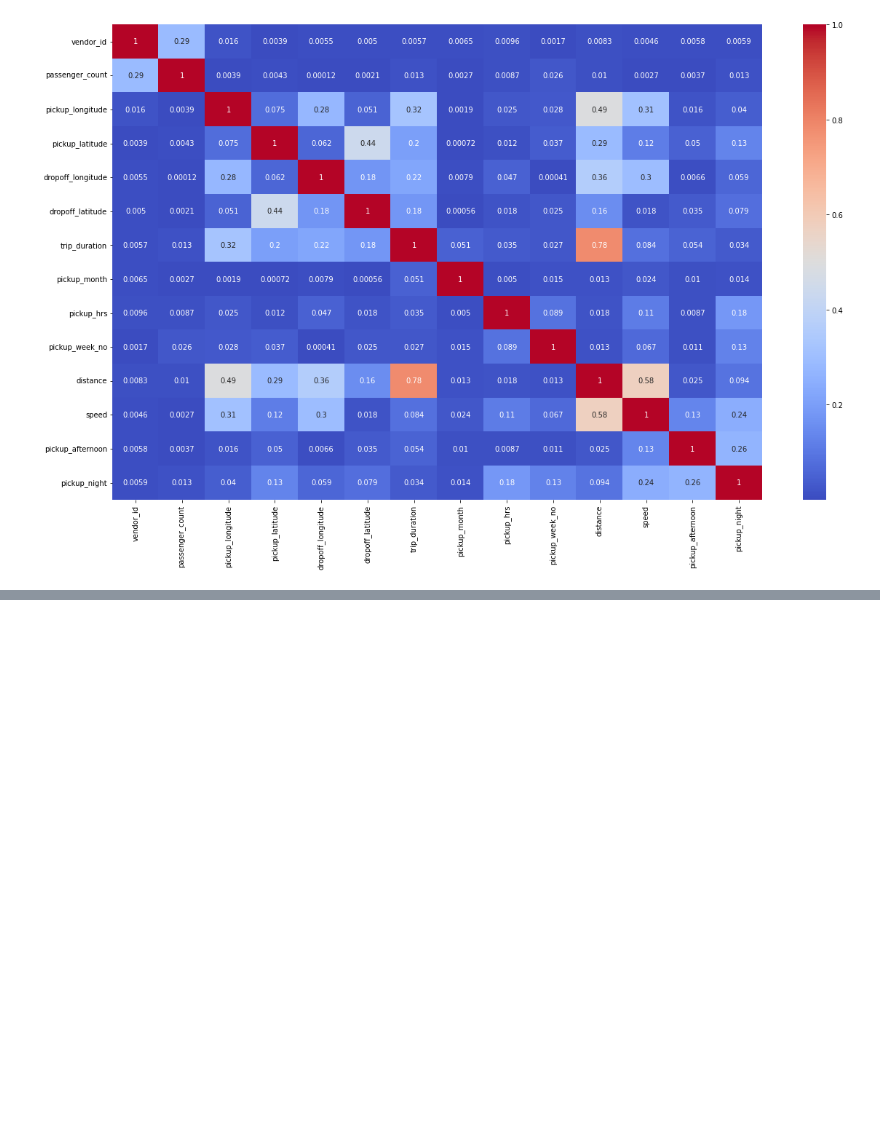
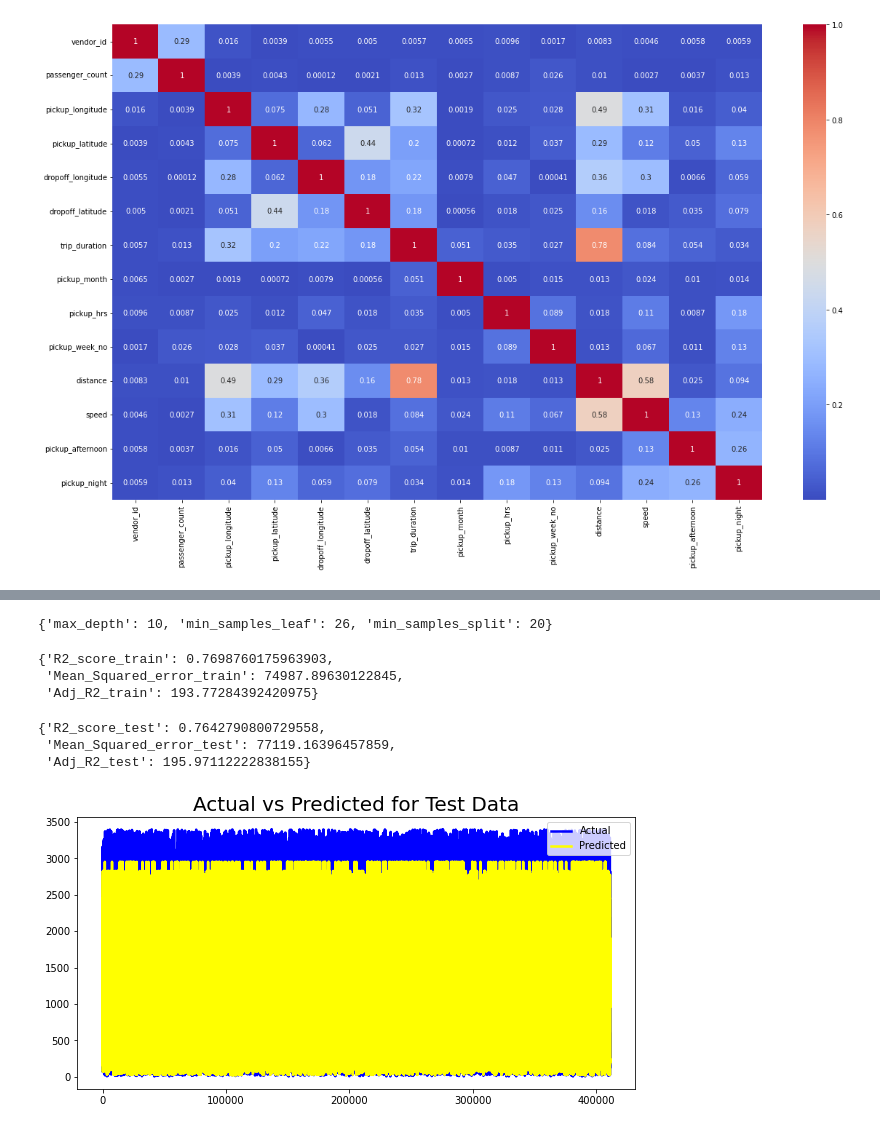
Before and after one commit to Arun1374/NYC-Taxi-Trip-Time-Prediction---Capstone-Project, a Jupyter notebook: NYC_Taxi_Trip_Time_Prediction_Capstone_Project.ipynb, the cells around one changed output, grey strips where cells are left out. Cells and saved outputs as stored; diff of their text form; code cells hidden in the pictures; blank space fills up the shorter version.

```diff
--- a/NYC_Taxi_Trip_Time_Prediction_Capstone_Project.ipynb
+++ b/NYC_Taxi_Trip_Time_Prediction_Capstone_Project.ipynb
@@ -581,0 +689,14 @@ sns.heatmap(abs(correlation), annot=True, cmap='coolwarm')
+# %%
+# Max_depth
+max_depth= [6,8,10]
+# min_leaf
+min_samples_leaf= [8,18,26]
+# min_split
+min_samples_split= [10,20,30]
+# Hyperparameter grid
+param_dt={'max_depth' : max_depth,'min_samples_split' : min_samples_split,'min_samples_leaf' : min_samples_leaf}
+# %%
+from sklearn.model_selection import GridSearchCV
+dr=DecisionTreeRegressor()
+grid_cv=GridSearchCV(estimator=dr,param_grid=param_dt,cv=5,verbose=2,scoring='r2')
+grid_cv.fit(X_train,y_train)
@@ -581,0 +726,4 @@ sns.heatmap(abs(correlation), annot=True, cmap='coolwarm')
+# %%
+grid_cv.best_params_
+# %% [output]
+{'max_depth': 10, 'min_samples_leaf': 26, 'min_samples_split': 20}
@@ -581,0 +732,26 @@ sns.heatmap(abs(correlation), annot=True, cmap='coolwarm')
+# %%
+y_pred_train_dr=grid_cv.predict(X_train)
+y_pred_test_dr=grid_cv.predict(X_test)
+# %%
+modelchecktrain(y_train,y_pred_train_dr)
+# %% [output]
+{'R2_score_train': 0.7698760175963903,
+ 'Mean_Squared_error_train': 74987.89630122845,
+ 'Adj_R2_train': 193.77284392420975}
+# %%
+modelchecktest(y_test,y_pred_test_dr)
+# %% [output]
+{'R2_score_test': 0.7642790800729558,
+ 'Mean_Squared_error_test': 77119.16396457859,
+ 'Adj_R2_test': 195.97112222838155}
+# %%
+#Actual vs Prediction
+plt.figure(figsize= (10,5))
+c= [i for i in range(0, len(y_test))]
+plt.plot(c, y_test, color='blue', linewidth=2.5, linestyle='-')
+plt.plot(c, y_pred_test_dr, color='yellow', linewidth=2.5, linestyle='-')
+plt.title('Actual vs Predicted for Test Data', fontsize=20)
+plt.legend(["Actual", "Predicted"])
+plt.show()
+# %% [output]
+[figure, added]
```
Also changed, not shown: parts of 28 cells of this notebook.
